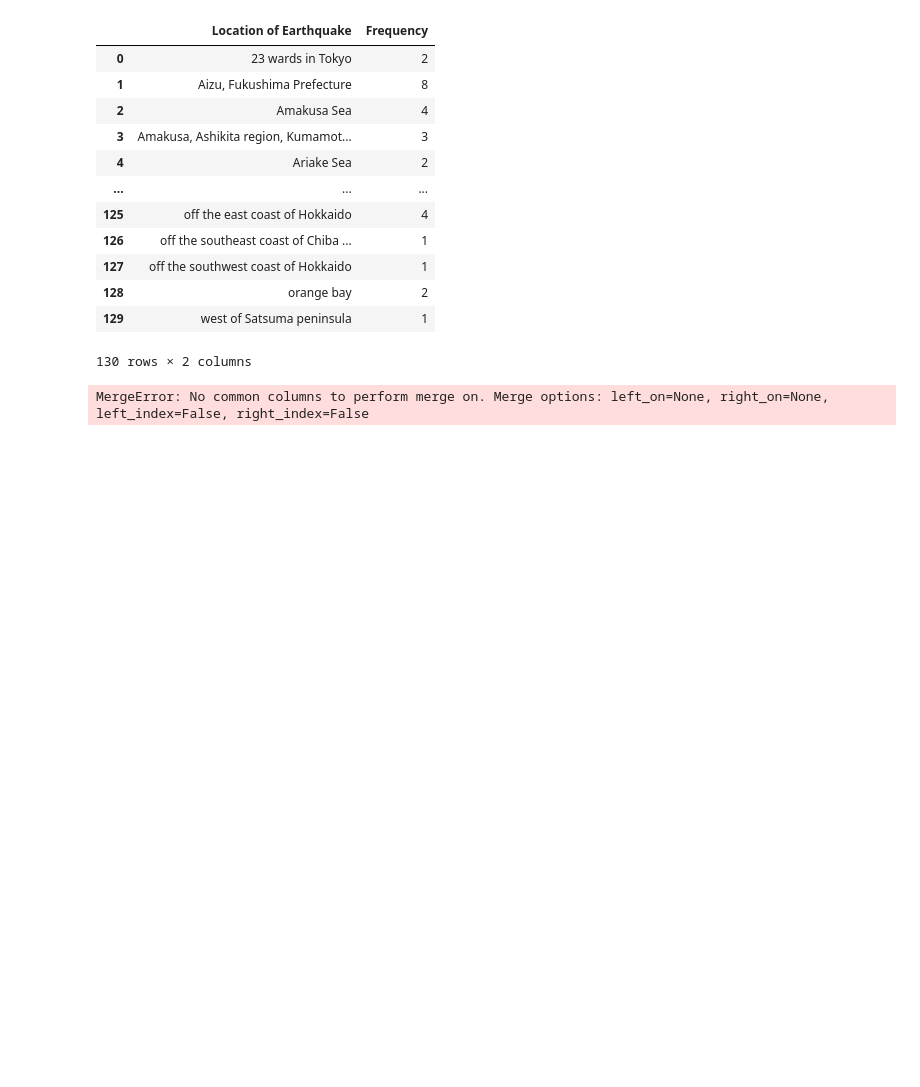
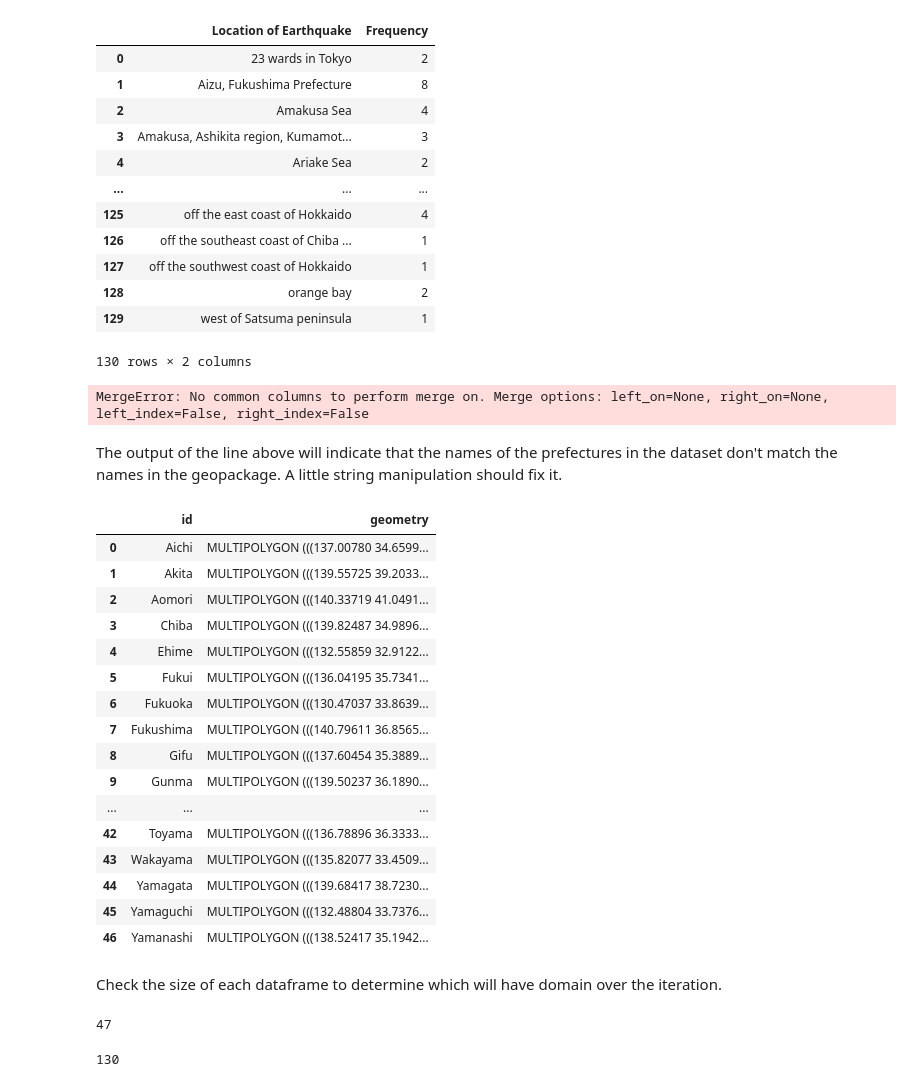
Before and after one commit to TimBWallace/EarthquakePrediction, a Jupyter notebook: RepPref.ipynb, the cells around one changed output. Drawn from its saved outputs; the diff is of its cells as text; code cells hidden in the pictures; blank space fills up the shorter version.

Commit message:
Detected use of prefecture words in data.

```diff
--- a/RepPref.ipynb
+++ b/RepPref.ipynb
@@ -81,3 +81,37 @@ eInfo
 jpMapData = pd.merge(jpMap,eInfo)
 # %% [output]
 MergeError: No common columns to perform merge on. Merge options: left_on=None, right_on=None, left_index=False, right_index=False
+# %% [markdown]
+The output of the line above will indicate that the names of the prefectures in the dataset don't match the names in the geopackage. A little string manipulation should fix it.
+# %%
+PrefNames = pd.DataFrame(jpMap)
+# %%
+PrefNames
+# %% [output]
+|  | id | geometry |
+| 0 | Aichi | MULTIPOLYGON (((137.00780 34.6599... |
+| 1 | Akita | MULTIPOLYGON (((139.55725 39.2033... |
+| 2 | Aomori | MULTIPOLYGON (((140.33719 41.0491... |
+| 3 | Chiba | MULTIPOLYGON (((139.82487 34.9896... |
+| 4 | Ehime | MULTIPOLYGON (((132.55859 32.9122... |
+| 5 | Fukui | MULTIPOLYGON (((136.04195 35.7341... |
+| 6 | Fukuoka | MULTIPOLYGON (((130.47037 33.8639... |
+| 7 | Fukushima | MULTIPOLYGON (((140.79611 36.8565... |
+| 8 | Gifu | MULTIPOLYGON (((137.60454 35.3889... |
+| 9 | Gunma | MULTIPOLYGON (((139.50237 36.1890... |
+| ... | ... | ... |
+| 42 | Toyama | MULTIPOLYGON (((136.78896 36.3333... |
+| 43 | Wakayama | MULTIPOLYGON (((135.82077 33.4509... |
+| 44 | Yamagata | MULTIPOLYGON (((139.68417 38.7230... |
+| 45 | Yamaguchi | MULTIPOLYGON (((132.48804 33.7376... |
+| 46 | Yamanashi | MULTIPOLYGON (((138.52417 35.1942... |
+# %% [markdown]
+Check the size of each dataframe to determine which will have domain over the iteration.
+# %%
+len(PrefNames)
+# %% [output]
+47
+# %%
+len(eInfo)
+# %% [output]
+130
```
Also changed, not shown: parts of 11 cells of this notebook, 1 other file.
